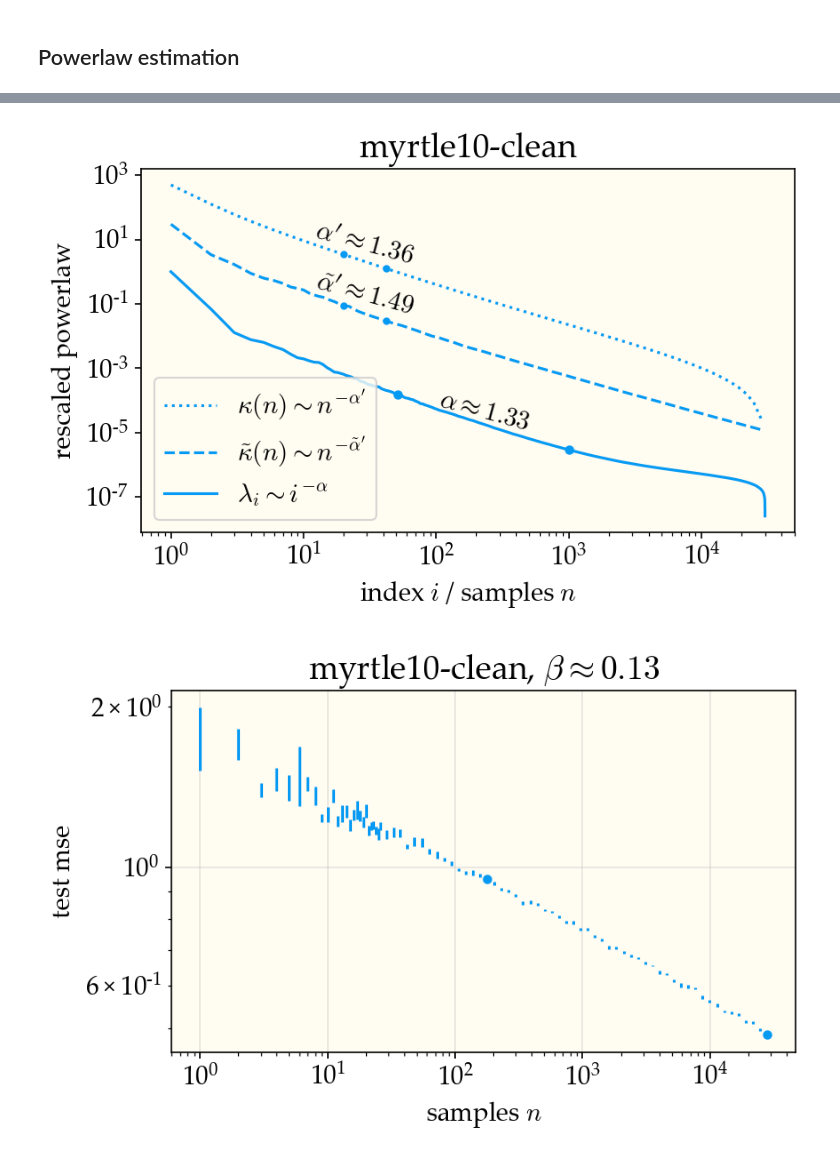
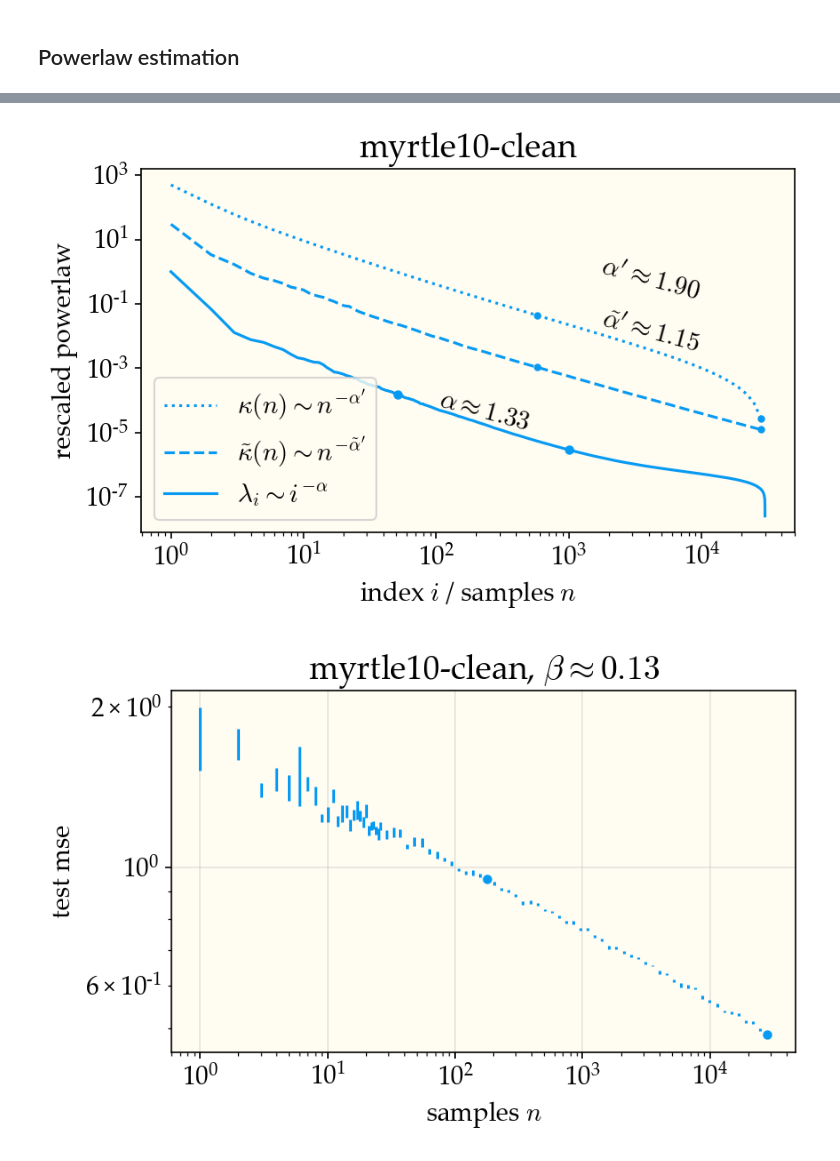
Before and after one commit to dkarkada/more-is-better, a Jupyter notebook: powerlaws.ipynb, the cells around one changed output, grey strips where cells are left out. Drawn from its saved outputs; the diff is of its cells as text; code cells hidden in the pictures.

```diff
--- a/powerlaws.ipynb
+++ b/powerlaws.ipynb
@@ -148,8 +167,8 @@ ax.plot(sizes, f1*kappas, color=color, ls=":", label="$\\kappa(n)\\sim n^{-\\alp
 ax.plot(sizes, f2*kappa_estims, color=color, ls="--", label="$\\tilde{\\kappa}(n)\\sim n^{-\\tilde{\\alpha}'}$")
 ax.plot(idxs, eigvals, color=color, label="$\\lambda_i\\sim i^{-\\alpha}$")
 
-start, end = 19, 25
-endpts = [start, start+10]
+start, end = 49, 30
+endpts = [start, start+30]
 x1, x2 = sizes[endpts]
 y1, y2 = f2 * kappa_estims[endpts]
 alpha3 = -np.log(y2/y1) / np.log(x2/x1)
@@ -167,34 +186,34 @@ y1, y2 = f1 * kappas[endpts]
 alpha2 = -np.log(y2/y1) / np.log(x2/x1)
 ax.plot((x1, x2), (y1, y2), color=color, ls='none',
         marker='.', markersize=6)
 x_mid = int(np.sqrt(x1 * x2))
 y_mid = lift*f1 * kappas[(start+end)//2]
 ax.text(x_mid, y_mid, f"${{\\alpha}}'\\approx{alpha2:.2f}$",
         rotation=rot, rotation_mode="anchor", ha='center')
 
 endpts = all_endpts[0]
 x1, x2 = idxs[endpts]
 y1, y2 = eigvals[endpts]
 alpha = -np.log(y2/y1) / np.log(x2/x1)
 ax.plot((x1, x2), (y1, y2), color=color, ls='none',
         marker='.', markersize=8)
 x_mid = int(np.sqrt(x1 * x2))
 ax.text(x_mid, lift*eigvals[x_mid], f"$\\alpha\\approx{alpha:.2f}$",
         rotation=rot, rotation_mode="anchor", ha='center')
 
 
 ax.legend(loc="lower left")
 ax.set_xscale('log')
 ax.set_yscale('log')
 ax.set_title(expt.expt_name)
 
 plt.xlabel("index $i$ / samples $n$")
 plt.ylabel("rescaled powerlaw")
 
 plt.tight_layout()
 plt.show()
 # %% [output]
-[figure, old version]
+[figure, new version]
 # %%
 ax = plt.gca()
 
```
Also changed, not shown: parts of 5 cells of this notebook, 5 other files.
